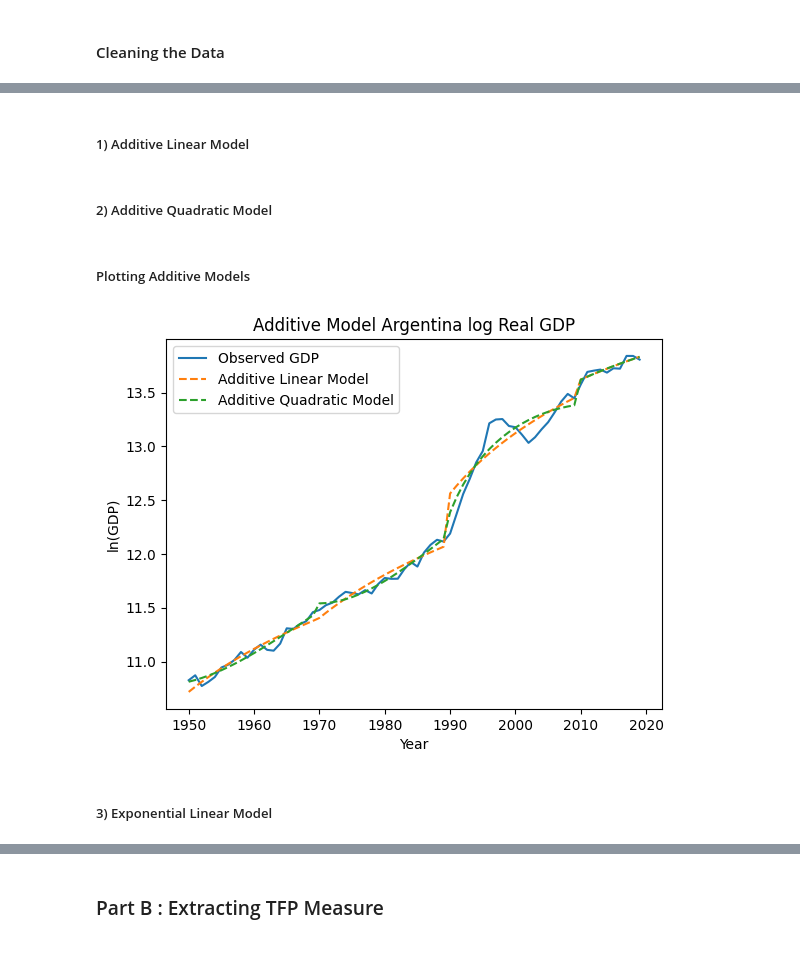
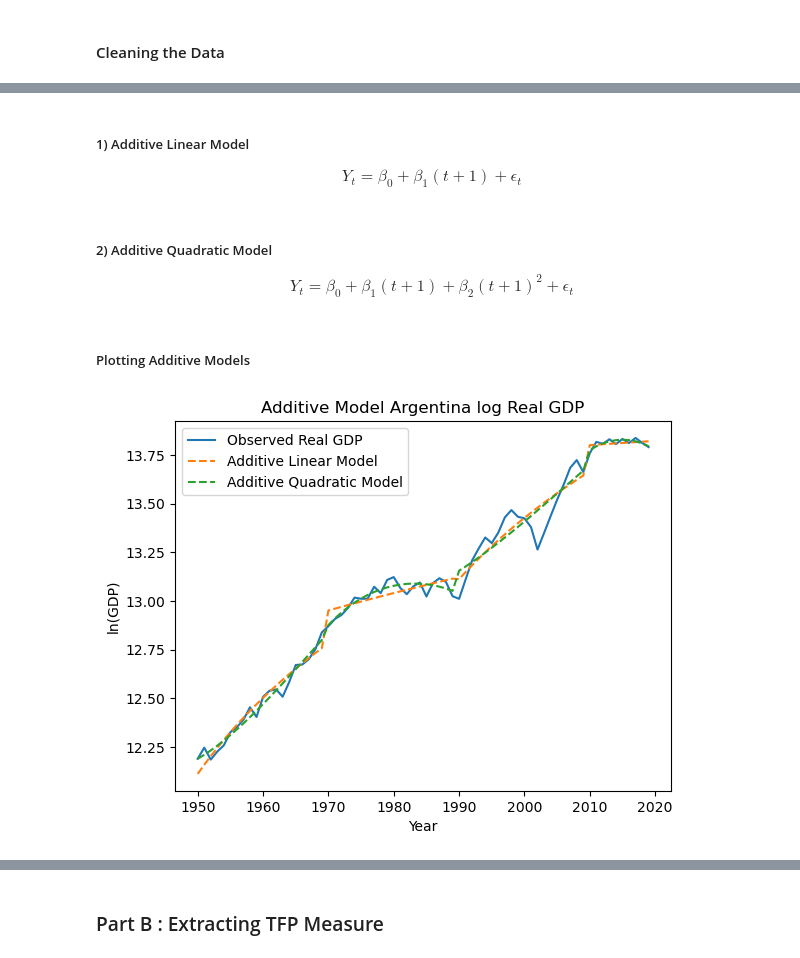
Before and after one commit to andreheeshaojun/EC2B1-Coursework, a Jupyter notebook: Section A/Section-A-Code.ipynb, the cells around one changed output, grey strips where cells are left out. Saved outputs shown, nothing was run; the diff lists cells and outputs as text; code cells hidden in the pictures.

```diff
--- a/Section A/Section-A-Code.ipynb
+++ b/Section A/Section-A-Code.ipynb
@@ -63,5 +89,7 @@ Disclaimer: We fit the trend paths based on a 20 year rolling window. The reason
 # %% [markdown]
 ##### 1) Additive Linear Model
+
+$$ Y_t = \beta_0 + \beta_1(t+1) + \epsilon_t $$
 # %%
 # Compute separate sample sizes for the subsample used for estimation and the whole sample
 
@@ -69,7 +97,7 @@ years = filtered_df["Year"].dt.year.values # Ensure the years array matches the
 Yhat_add_linear = np.empty(len(years))  # Initialise an empty vector for the estimated GDP trend
 ymax = filtered_df["Year"].dt.year.values[-1]  # Maximum year in the data
 ymin = filtered_df["Year"].dt.year.values[0]  # Minimum year in the data
-Y = filtered_df["Expenditure-side real GDP at chained PPPs (in mil. 2017US$)"].values
+Y = filtered_df["Real GDP at constant 2017 national prices (in mil. 2017US$)"].values
 
 # Split years into 10-year periods
 for start_year in range(ymin, ymax + 1, 20):
@@ -91,6 +119,8 @@ for start_year in range(ymin, ymax + 1, 20):
             Yhat_add_linear[t] = a_add_lin + b_add_lin * (idx + 1)  # Compute predictions
 # %% [markdown]
 ##### 2) Additive Quadratic Model
+
+$$ Y_t = \beta_0 + \beta_1(t+1) + \beta_2(t+1)^2 + \epsilon_t $$
 # %%
 Yhat_add_quad = np.empty(len(years))  # Initialise an empty vector for the estimated GDP trend
 for start_year in range(ymin, ymax + 1, 20):
@@ -116,17 +146,15 @@ for start_year in range(ymin, ymax + 1, 20):
 # %%
 # Plot the results
 plt.figure()
-plt.plot(filtered_df["Year"], np.log(filtered_df["Expenditure-side real GDP at chained PPPs (in mil. 2017US$)"]), label="Observed GDP")
+plt.plot(filtered_df["Year"], np.log(filtered_df["Real GDP at constant 2017 national prices (in mil. 2017US$)"]), label="Observed Real GDP")
 plt.plot(filtered_df["Year"], np.log(Yhat_add_linear), label="Additive Linear Model", linestyle="--")
 plt.plot(filtered_df["Year"], np.log(Yhat_add_quad), label="Additive Quadratic Model", linestyle="--")
 
 # Add labels and title
 plt.xlabel("Year")
 plt.ylabel("ln(GDP)")
 plt.title("Additive Model Argentina log Real GDP")
 plt.legend()
 plt.show()
 # %% [output]
-[figure, old version]
+[figure, new version]
-# %% [markdown]
-##### 3) Exponential Linear Model
```
Also changed, not shown: parts of 33 cells of this notebook.
